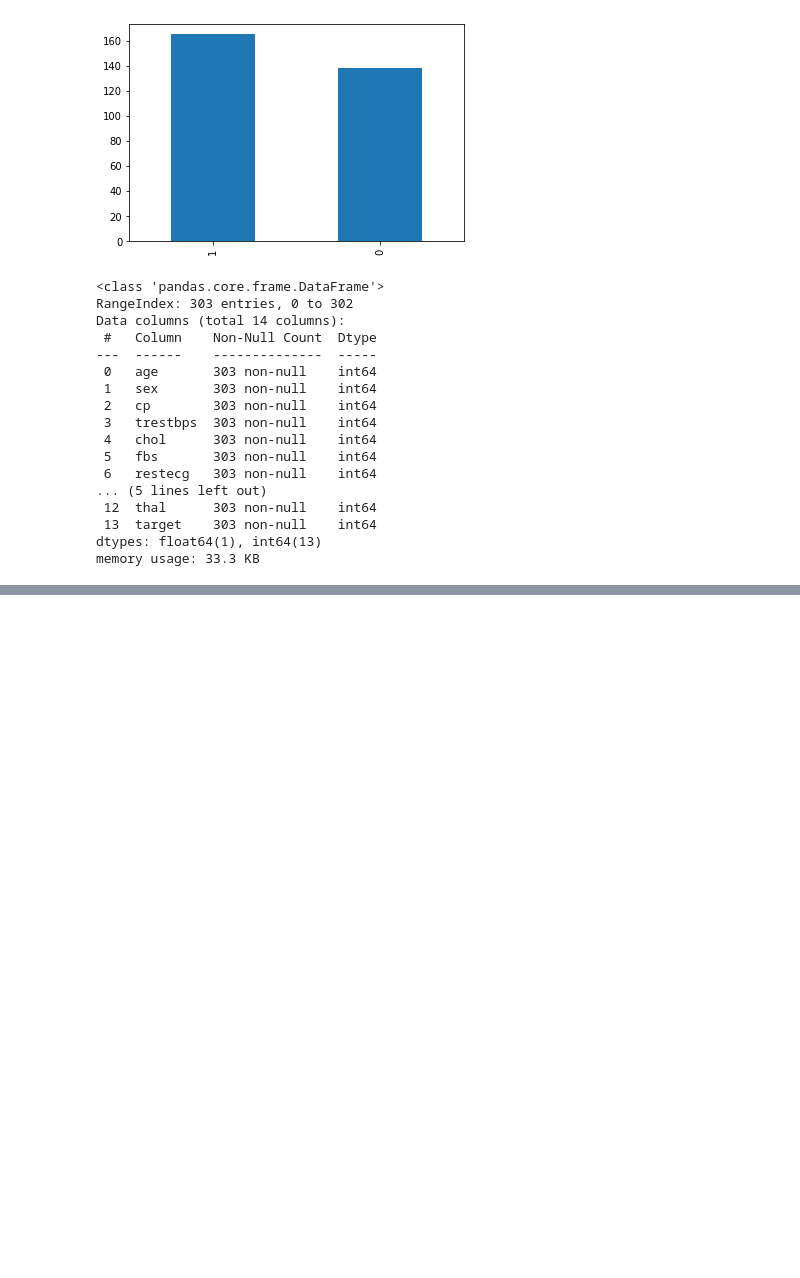
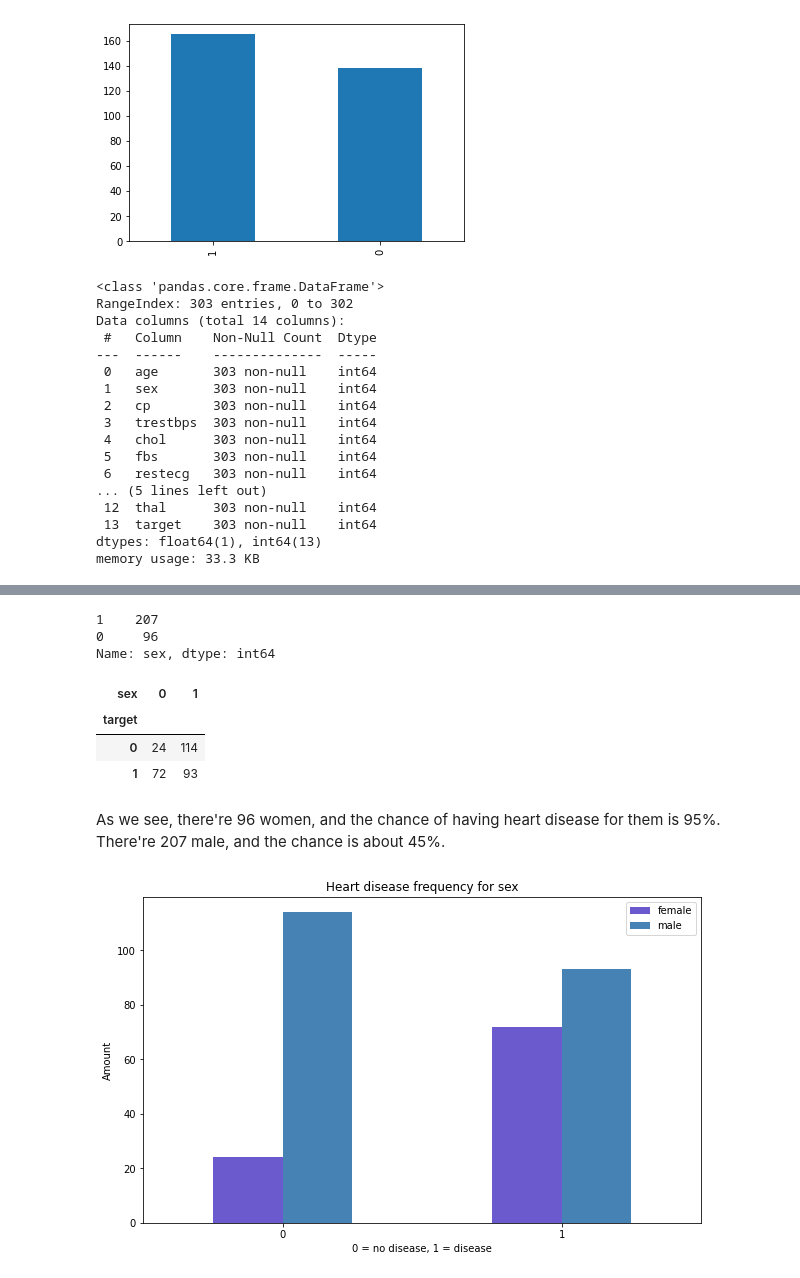
Before and after one commit to postovalov/heart-disease-classification-project, a Jupyter notebook: end-to-end-heart-disease-classification.ipynb, the cells around one changed output, grey strips where cells are left out. Saved outputs shown, nothing was run; the diff lists cells and outputs as text; code cells hidden in the pictures; blank space fills up the shorter version.

```diff
--- a/end-to-end-heart-disease-classification.ipynb
+++ b/end-to-end-heart-disease-classification.ipynb
@@ -167,3 +167,31 @@ df.describe()
 | 50% | 55.000000 | 1.000000 | 1.000000 | 130.000000 | 240.000000 | 0.000000 | 1.000000 | 153.000000 | 0.000000 | 0.800000 | 1.000000 | ... |
 | 75% | 61.000000 | 1.000000 | 2.000000 | 140.000000 | 274.500000 | 0.000000 | 1.000000 | 166.000000 | 1.000000 | 1.600000 | 2.000000 | ... |
 | max | 77.000000 | 1.000000 | 3.000000 | 200.000000 | 564.000000 | 1.000000 | 2.000000 | 202.000000 | 1.000000 | 6.200000 | 2.000000 | ... |
+# %%
+# Compare records of male (1) and female (0) patients
+df.sex.value_counts()
+# %% [output]
+1    207
+0     96
+Name: sex, dtype: int64
+# %%
+pd.crosstab(df.target, df.sex)
+# %% [output]
+| sex | 0 | 1 |
+| target |  |  |
+| 0 | 24 | 114 |
+| 1 | 72 | 93 |
+# %% [markdown]
+As we see, there're 96 women, and the chance of having heart disease for them is 95%. There're 207 male, and the chance is about 45%.
+# %%
+# Create a plot
+pd.crosstab(df.target, df.sex).plot(kind="bar",
+                                    figsize=(10, 6),
+                                    color=["slateblue", "steelblue"])
+plt.title("Heart disease frequency for sex")
+plt.xlabel("0 = no disease, 1 = disease")
+plt.ylabel("Amount")
+plt.legend(["female", "male"])
+plt.xticks(rotation=0);
+# %% [output]
+[figure, added]
```
Also changed, not shown: parts of 8 cells of this notebook.
